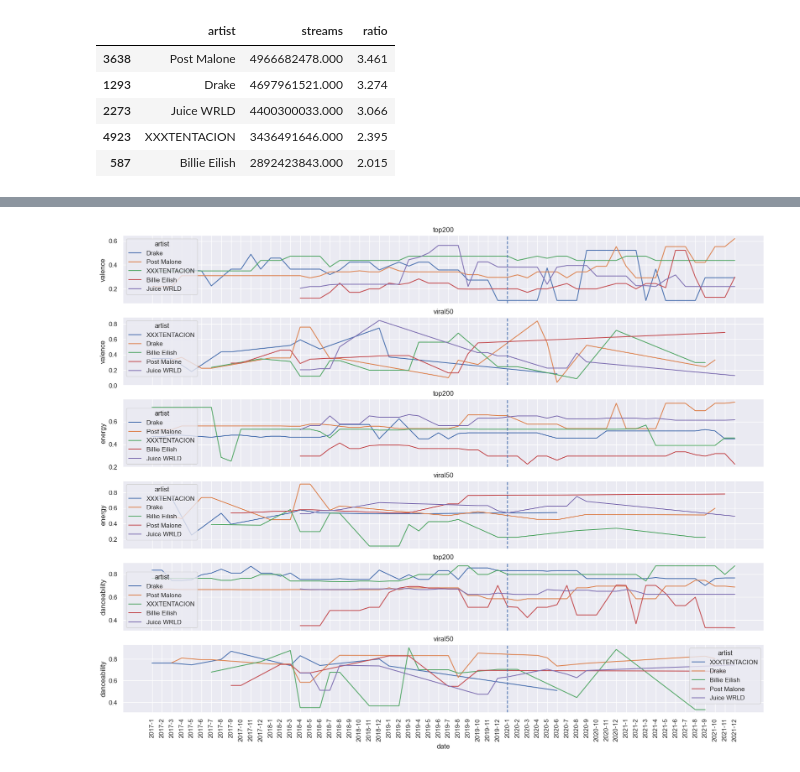
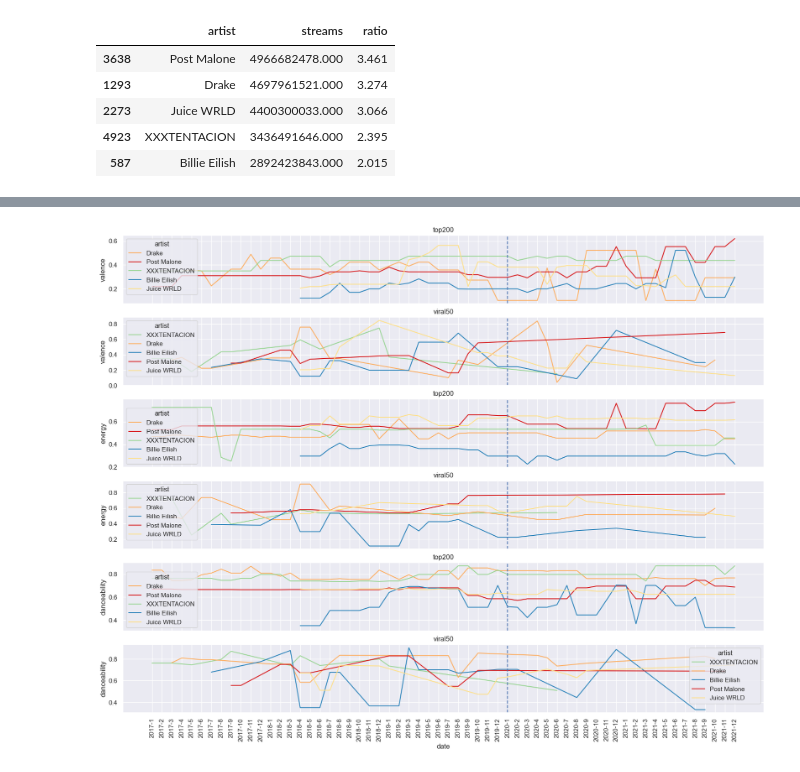
Before and after one commit to annassanchez/ETL_project, a Jupyter notebook: notebooks/6-analysis.ipynb, the cells around one changed output, grey strips where cells are left out. Cells and saved outputs as stored; diff of their text form; code cells hidden in the pictures.

```diff
--- a/notebooks/6-analysis.ipynb
+++ b/notebooks/6-analysis.ipynb
@@ -214,10 +231,10 @@ for genre, row in zip(genres, list(range(0, 10))):
         for year in list_years:
             if row % 2 == 0:
                 sns.scatterplot(x = top200[(top200['playlist_date'].dt.year == year) & (top200['music_genre'] == genre)].energy, y = top200[(top200['playlist_date'].dt.year == year) & (top200['music_genre'] == genre)].danceability,
-                    ax=axs[row][list_years.index(year)]);
+                    hue= top200[(top200['playlist_date'].dt.year == year) & (top200['music_genre'] == genre)].key, ax=axs[row][list_years.index(year)]);
                 axs[row][list_years.index(year)].set_title(str(year) + ' ' + genre, fontsize=10)
             elif row % 2 != 0:
                 sns.scatterplot(x = viral50[(viral50['playlist_date'].dt.year == year) & (viral50['music_genre'] == genre)].energy, y = viral50[(viral50['playlist_date'].dt.year == year) & (viral50['music_genre'] == genre)].danceability,
-                    ax=axs[row][list_years.index(year)]);
+                    hue= viral50[(viral50['playlist_date'].dt.year == year) & (viral50['music_genre'] == genre)].key, ax=axs[row][list_years.index(year)]);
                 axs[row][list_years.index(year)].set_title(str(year) + ' ' + genre, fontsize=10)
 # %% [output]
@@ -226,0 +254,24 @@ Looking at the top 5 music genres, there also seems to be no change on the `vale
+# %%
+gender_top200 = top200.groupby(['gender', 'year', 'month', 'date'])['valence', 'energy', 'danceability'].median().reset_index().sort_values(by=['year', 'month'], ascending = True)
+gender_viral50 = viral50.groupby(['gender', 'year', 'month', 'date'])['valence', 'energy', 'danceability'].median().reset_index().sort_values(by=['year', 'month'], ascending = True)
+# %%
+sns.set_theme(style="darkgrid")
+#sns.set(rc={"figure.figsize":(25,10)})
+fig, axs = plt.subplots(ncols=1, nrows = 6, figsize = (20, 15), sharex = True)
+values = [val for val in ['valence', 'energy', 'danceability'] for _ in (0, 1)]
+palette = {
+    'female': '#d7191c',
+    'group': '#66c2a5',
+    'non-binary': '#fdae61',
+    'male': '#2b83ba'
+}
+for row, value in zip(list(range(0,6)), values):
+    if row % 2 == 0:
+        sns.lineplot(x='date', y=value, hue='gender',  data=gender_top200, ax=axs[row], palette=palette)
+        axs[row].set_title('top200')
+        axs[row].axvline('2020-1', 0, 1, linestyle='dashed')
+    elif row % 2 != 0:
+        sns.lineplot(x='date', y=value, hue='gender',  data=gender_viral50 , ax=axs[row], palette=palette)
+        axs[row].set_title('viral50')
+        axs[row].axvline('2020-1', 0, 1, linestyle='dashed')
+        plt.xticks(rotation = 90);
@@ -249,17 +300,24 @@ artist_top200.head()
 # %%
 sns.set_theme(style="darkgrid")
 #sns.set(rc={"figure.figsize":(25,10)})
 fig, axs = plt.subplots(ncols=1, nrows = 6, figsize = (20, 15), sharex = True)
 values = [val for val in ['valence', 'energy', 'danceability'] for _ in (0, 1)]
+palette = {
+    top5_artist['artist'].tolist()[0]: '#d7191c',
+    top5_artist['artist'].tolist()[1]: '#fdae61',
+    top5_artist['artist'].tolist()[2]: '#fee08b',
+    top5_artist['artist'].tolist()[3]: '#99d594',
+    top5_artist['artist'].tolist()[4]: '#2b83ba'
+}
 for row, value in zip(list(range(0,6)), values):
     if row % 2 == 0:
-        sns.lineplot(x='date', y=value, hue="artist",  data=artist_top200, ax=axs[row])
+        sns.lineplot(x='date', y=value, hue="artist",  data=artist_top200, ax=axs[row], palette=palette)
         axs[row].set_title('top200')
         axs[row].axvline('2020-1', 0, 1, linestyle='dashed')
     elif row % 2 != 0:
-        sns.lineplot(x='date', y=value, hue="artist",  data=artist_viral50 , ax=axs[row])
+        sns.lineplot(x='date', y=value, hue="artist",  data=artist_viral50 , ax=axs[row], palette=palette)
         axs[row].set_title('viral50')
         axs[row].axvline('2020-1', 0, 1, linestyle='dashed')
         plt.xticks(rotation = 90);
 # %% [output]
-[figure, old version]
+[figure, new version]
```
Also changed, not shown: parts of 20 cells of this notebook.
